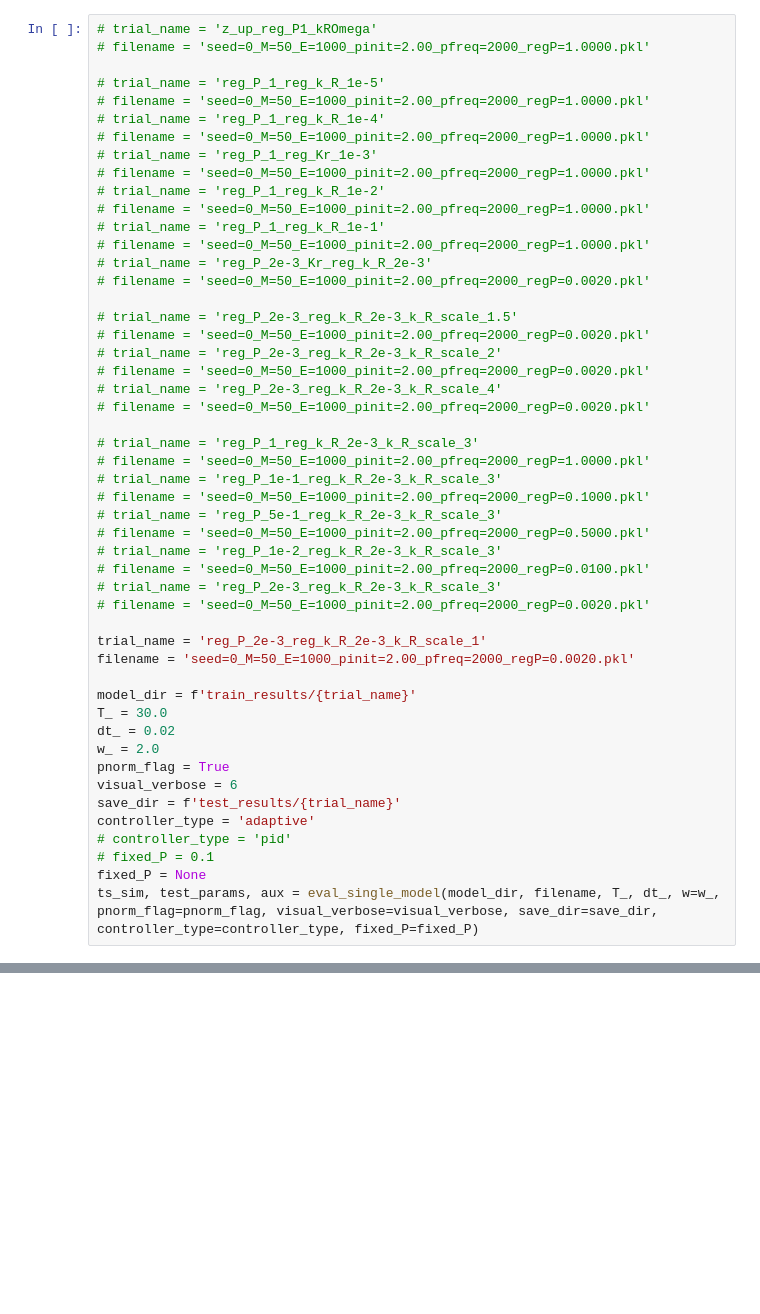
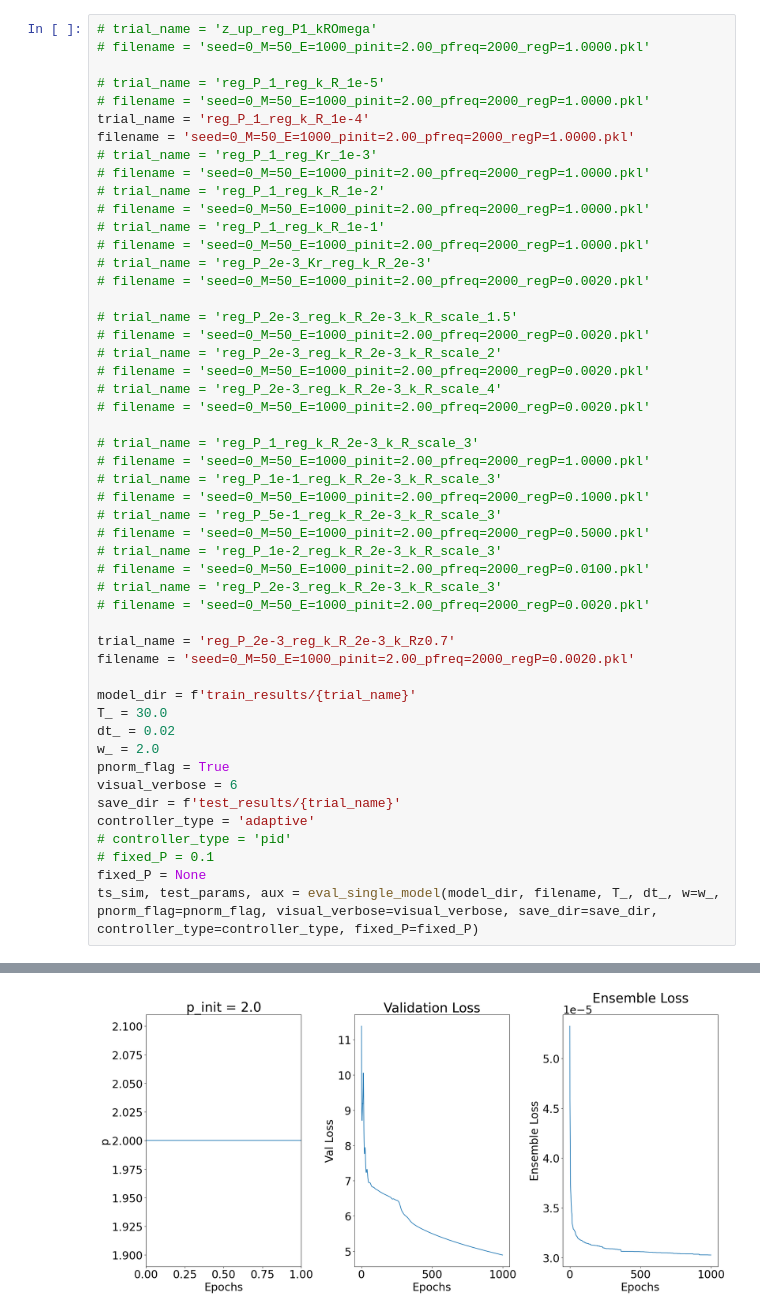
Before and after one commit to joshsohn/COML_hardware, a Jupyter notebook: test_z_up_kR.ipynb, the cells around one changed output, grey strips where cells are left out. Drawn from its saved outputs; the diff is of its cells as text; blank space fills up the shorter version.

```diff
--- a/test_z_up_kR.ipynb
+++ b/test_z_up_kR.ipynb
@@ -865,8 +851,8 @@ Error:
 
 # trial_name = 'reg_P_1_reg_k_R_1e-5'
 # filename = 'seed=0_M=50_E=1000_pinit=2.00_pfreq=2000_regP=1.0000.pkl'
-# trial_name = 'reg_P_1_reg_k_R_1e-4'
-# filename = 'seed=0_M=50_E=1000_pinit=2.00_pfreq=2000_regP=1.0000.pkl'
+trial_name = 'reg_P_1_reg_k_R_1e-4'
+filename = 'seed=0_M=50_E=1000_pinit=2.00_pfreq=2000_regP=1.0000.pkl'
 # trial_name = 'reg_P_1_reg_Kr_1e-3'
 # filename = 'seed=0_M=50_E=1000_pinit=2.00_pfreq=2000_regP=1.0000.pkl'
 # trial_name = 'reg_P_1_reg_k_R_1e-2'
@@ -894,7 +880,7 @@ Error:
 # trial_name = 'reg_P_2e-3_reg_k_R_2e-3_k_R_scale_3'
 # filename = 'seed=0_M=50_E=1000_pinit=2.00_pfreq=2000_regP=0.0020.pkl'
 
-trial_name = 'reg_P_2e-3_reg_k_R_2e-3_k_R_scale_1'
+trial_name = 'reg_P_2e-3_reg_k_R_2e-3_k_Rz0.7'
 filename = 'seed=0_M=50_E=1000_pinit=2.00_pfreq=2000_regP=0.0020.pkl'
 
 model_dir = f'train_results/{trial_name}'
@@ -913,0 +916 @@ Error:
+[figure, added]
```
Also changed, not shown: parts of 9 cells of this notebook, 27 other files.
